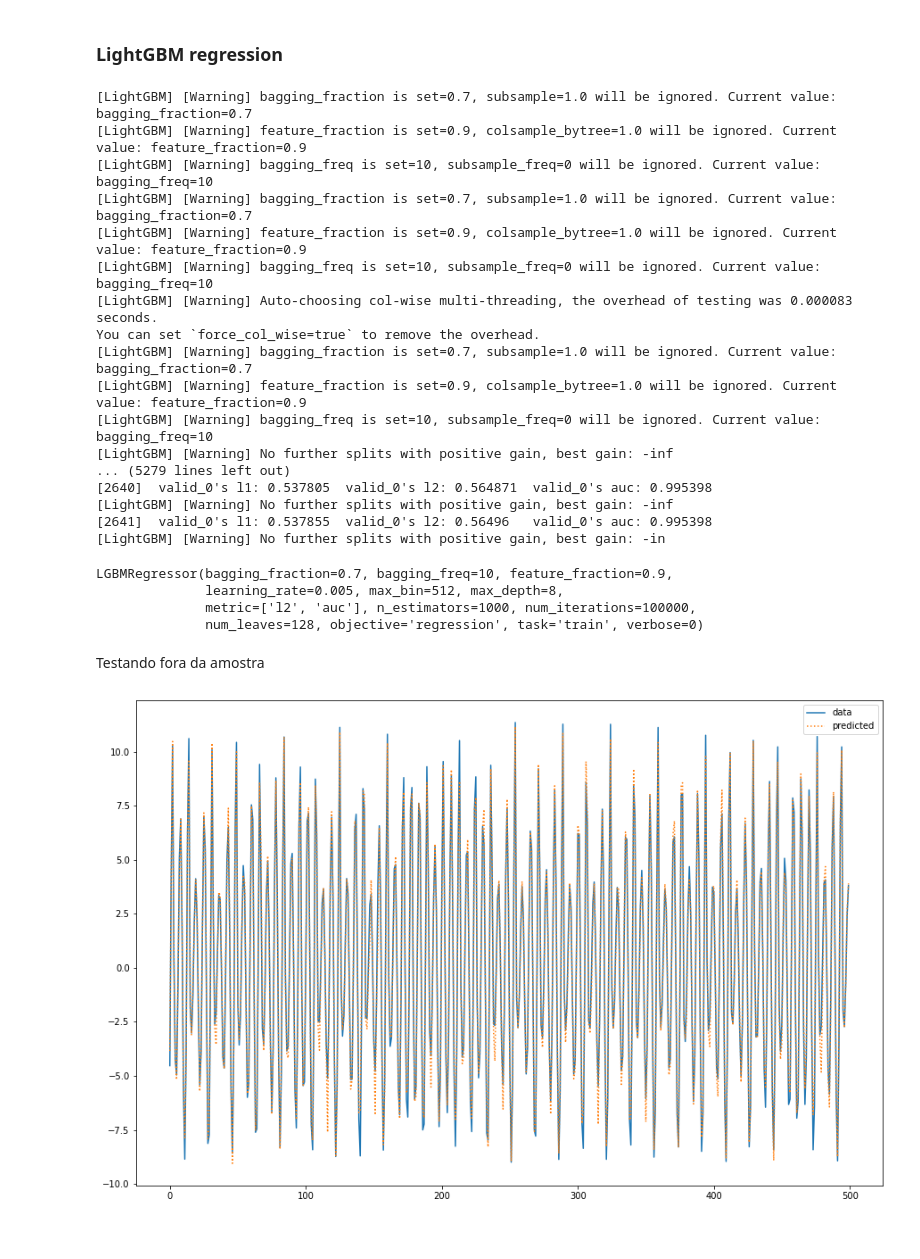
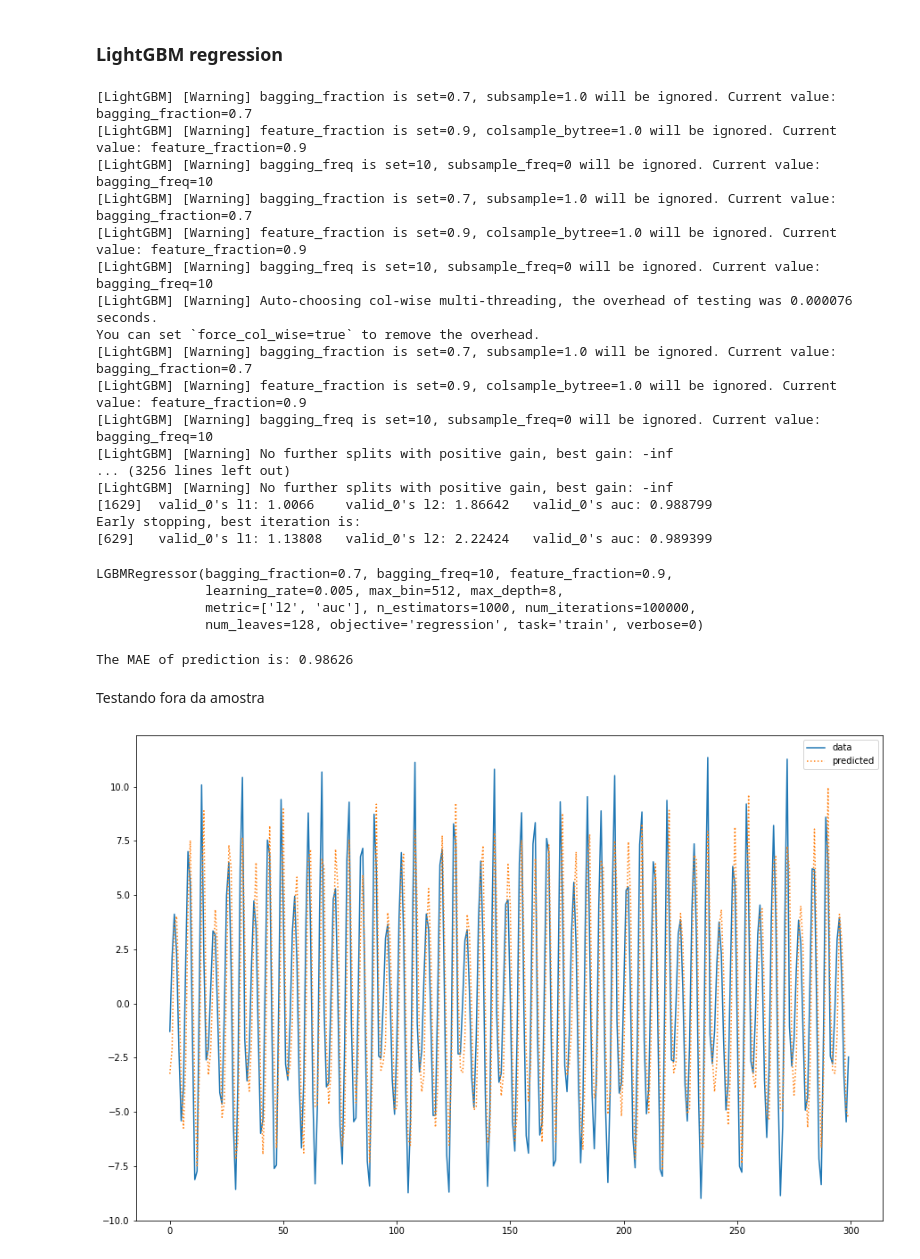
Before and after one commit to fccoelho/sistemas_dinamicos_aplicados, a Jupyter notebook: Sage/Nonlinear Timeseries Analysis.ipynb, the cells around one changed output. Drawn from its saved outputs; the diff is of its cells as text; code cells hidden in the pictures.

```diff
--- a/Sage/Nonlinear Timeseries Analysis.ipynb
+++ b/Sage/Nonlinear Timeseries Analysis.ipynb
@@ -178,8 +179,8 @@ model.r_squared()
 # %%
 train_size = 1000
 dftrain = data[['lag1','lag2','lag3','lag4']][:train_size]
-dftest = data[['lag1','lag2','lag3','lag4']][train_size:train_size+500]
-Y = data.ts[:train_size]
+dftest = data[['lag1','lag2','lag3','lag4']][train_size+17:train_size+17+300]
+Y = data.ts[17:train_size+17]
 # %%
 X_train, X_test, y_train, y_test = train_test_split( dftrain, Y, test_size=0.2, random_state=42)
 # %%
@@ -213,17 +214,17 @@ gbm.fit(X_train, y_train,
 [LightGBM] [Warning] bagging_fraction is set=0.7, subsample=1.0 will be ignored. Current value: bagging_fraction=0.7
 [LightGBM] [Warning] feature_fraction is set=0.9, colsample_bytree=1.0 will be ignored. Current value: feature_fraction=0.9
 [LightGBM] [Warning] bagging_freq is set=10, subsample_freq=0 will be ignored. Current value: bagging_freq=10
-[LightGBM] [Warning] Auto-choosing col-wise multi-threading, the overhead of testing was 0.000083 seconds.
+[LightGBM] [Warning] Auto-choosing col-wise multi-threading, the overhead of testing was 0.000076 seconds.
 You can set `force_col_wise=true` to remove the overhead.
 [LightGBM] [Warning] bagging_fraction is set=0.7, subsample=1.0 will be ignored. Current value: bagging_fraction=0.7
 [LightGBM] [Warning] feature_fraction is set=0.9, colsample_bytree=1.0 will be ignored. Current value: feature_fraction=0.9
 [LightGBM] [Warning] bagging_freq is set=10, subsample_freq=0 will be ignored. Current value: bagging_freq=10
 [LightGBM] [Warning] No further splits with positive gain, best gain: -inf
-... (5279 lines left out)
-[2640]  valid_0's l1: 0.537805  valid_0's l2: 0.564871  valid_0's auc: 0.995398
+... (3256 lines left out)
 [LightGBM] [Warning] No further splits with positive gain, best gain: -inf
-[2641]  valid_0's l1: 0.537855  valid_0's l2: 0.56496   valid_0's auc: 0.995398
-[LightGBM] [Warning] No further splits with positive gain, best gain: -in
+[1629]  valid_0's l1: 1.0066    valid_0's l2: 1.86642   valid_0's auc: 0.988799
+Early stopping, best iteration is:
+[629]   valid_0's l1: 1.13808   valid_0's l2: 2.22424   valid_0's auc: 0.989399
 LGBMRegressor(bagging_fraction=0.7, bagging_freq=10, feature_fraction=0.9,
               learning_rate=0.005, max_bin=512, max_depth=8,
               metric=['l2', 'auc'], n_estimators=1000, num_iterations=100000,
@@ -231,15 +232,17 @@ LGBMRegressor(bagging_fraction=0.7, bagging_freq=10, feature_fraction=0.9,
 # %%
 y_pred = gbm.predict(X_train, num_iteration=gbm.best_iteration_)
 # %%
-# Basic RMSE
-print('The rmse of prediction is:', round(mean_squared_error(y_pred, y_train) ** 0.5, 5))
+# Basic MAE
+print('The MAE of prediction is:', round(mean_absolute_error(y_pred, y_train) ** 0.5, 5))
+# %% [output]
+The MAE of prediction is: 0.98626
 # %% [markdown]
 Testando fora da amostra
 # %%
 y_pred_out = gbm.predict(dftest, num_iteration=gbm.best_iteration_)
 # %%
-plt.plot(range(500),data.ts[train_size:train_size+500], label='data')
+plt.plot(range(300),data.ts[train_size+17:train_size+17+300], label='data')
 plt.plot(y_pred_out,':',label='predicted')
 plt.legend();
 # %% [output]
-[figure, old version]
+[figure, new version]
```
Also changed, not shown: parts of 6 cells of this notebook.
